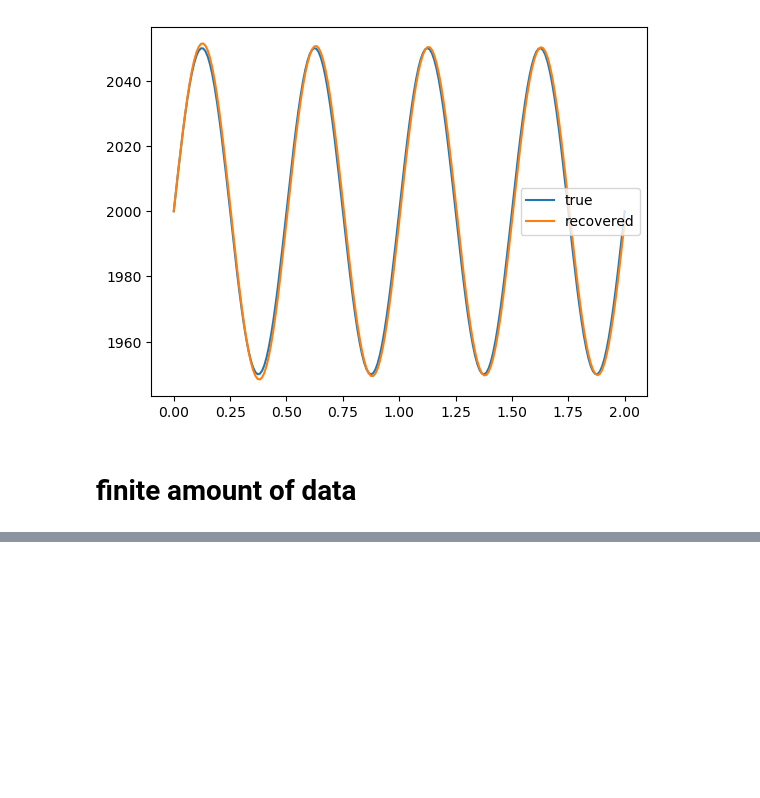
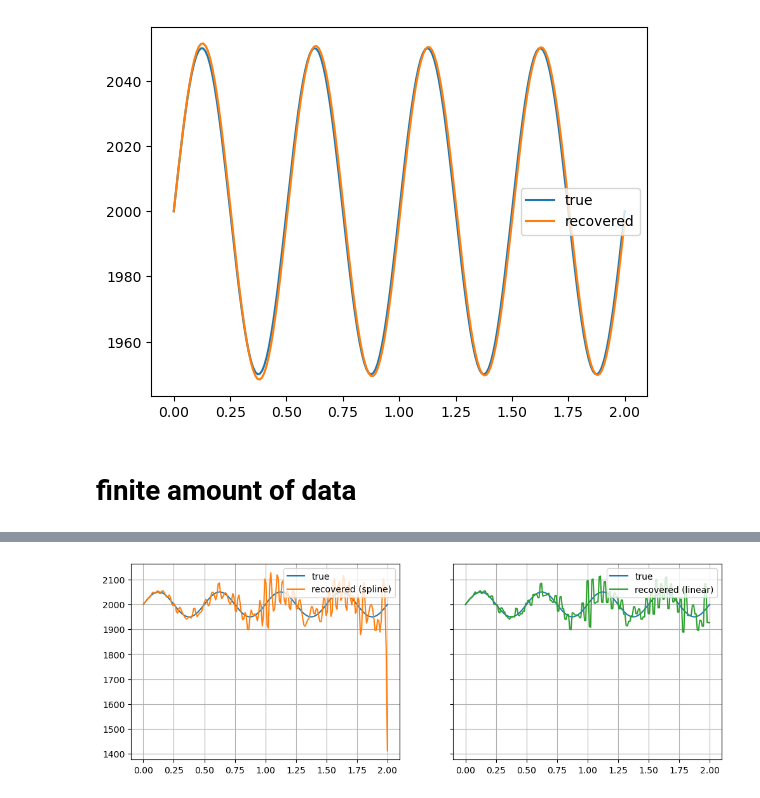
Before and after one commit to lheagy/eosc-454, a Jupyter notebook: lectures/rms-to-interval-velocity.ipynb, the cells around one changed output, grey strips where cells are left out. Saved outputs shown, nothing was run; the diff lists cells and outputs as text; code cells hidden in the pictures; blank space fills up the shorter version.

```diff
--- a/lectures/rms-to-interval-velocity.ipynb
+++ b/lectures/rms-to-interval-velocity.ipynb
@@ -107,0 +156,17 @@ ax.plot(time_obs, vrms_obs, "o", label="finite data")
+# %%
+vint_rec_spline = compute_vint_from_vrms(time, vrms_interp_spline)
+vint_rec_linear = compute_vint_from_vrms(time, vrms_interp_linear)
+# %%
+fig, ax = plt.subplots(1, 2, figsize=(12, 4), sharey=True)
+
+ax[0].plot(time, vint, label="true")
+ax[0].plot(time, vint_rec_spline, label="recovered (spline)")
+
+ax[1].plot(time, vint, label="true")
+ax[1].plot(time, vint_rec_linear, color="C2", label="recovered (linear)")
+
+for a in ax:
+    a.legend(loc=1)
+    a.grid()
+# %% [output]
+[figure, added]
```
Also changed, not shown: parts of 9 cells of this notebook, 1 other file.
